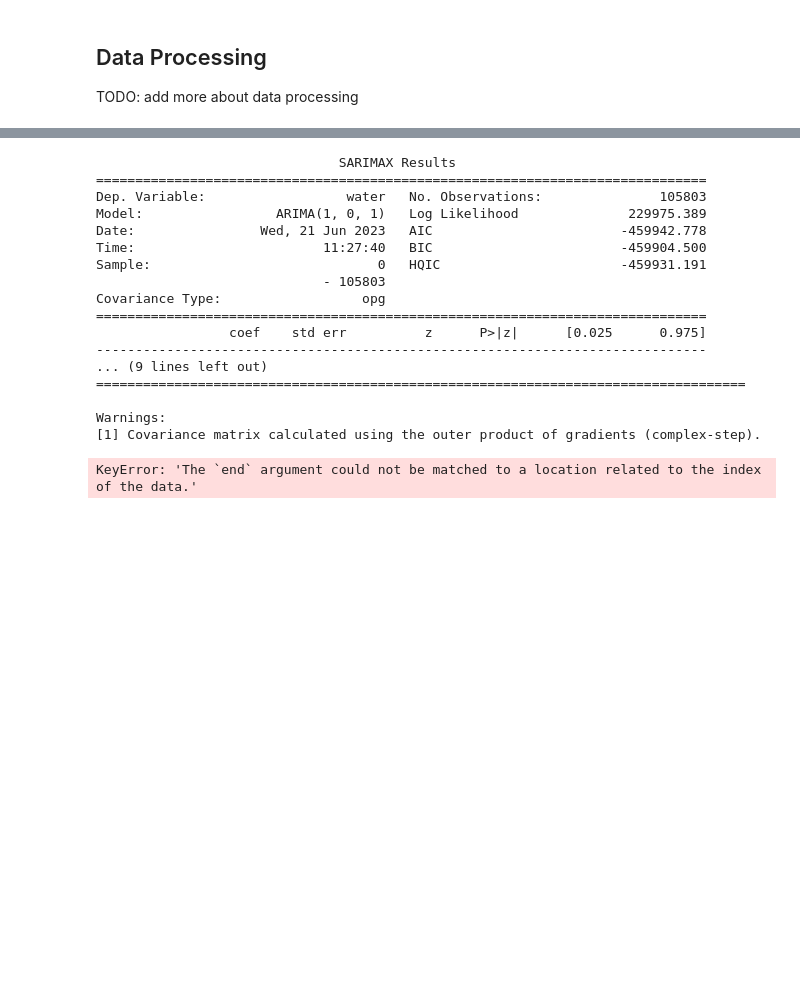
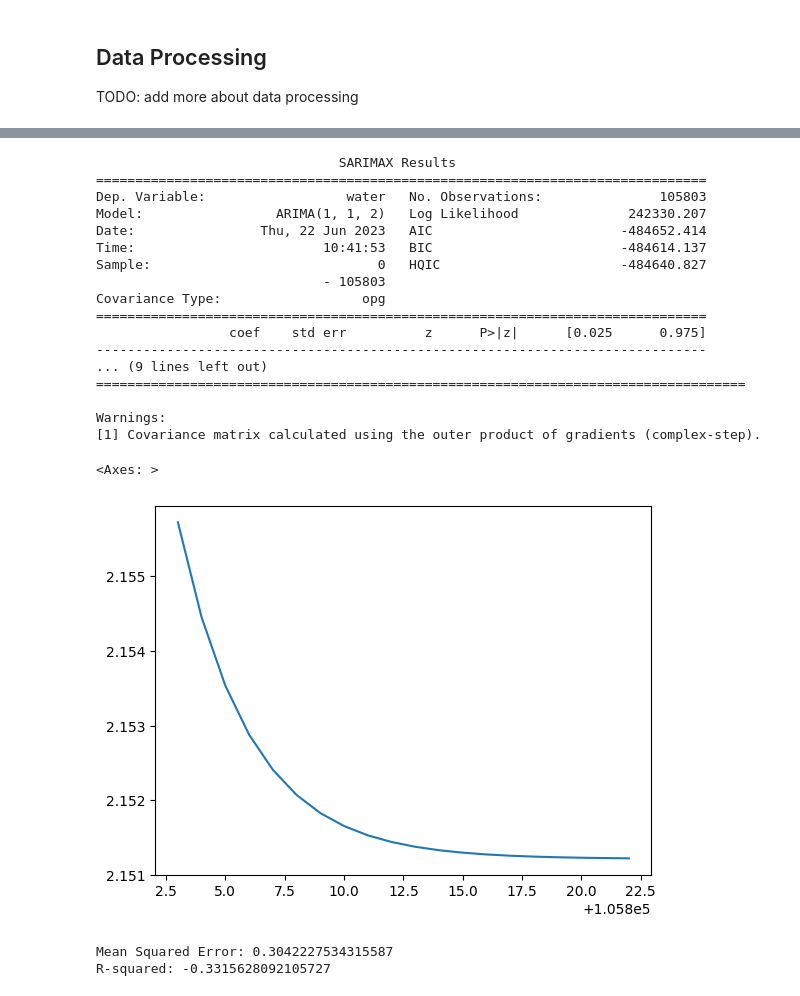
Before and after one commit to teenageknight/water-level-predictive-model, a Jupyter notebook: main.ipynb, the cells around one changed output, grey strips where cells are left out. Drawn from its saved outputs; the diff is of its cells as text; code cells hidden in the pictures; blank space fills up the shorter version.

```diff
--- a/main.ipynb
+++ b/main.ipynb
@@ -100,30 +181,65 @@ ValueError: SARIMAX models require univariate `endog`. Got shape (105803, 2).
 # %%
 # Specify the start and end dates for prediction
 start_date = test_data.index[0]
 end_date = test_data.index[-1]
 
 print(model_fit.summary())
 
-# Generate predictions for the specified date range, using the precipitation amount as an exogenous variable
-predictions = model_fit.predict(start=start_date, end=end_date)
+# Generate predictions for the specified date range, usisng the precipitation amount as an exogenous variable
+# predictions = model_fit.predict(start=start_date)
 
-mse = np.mean((predictions - test_data['water_level']) ** 2)
+predictions = model_fit.forecast(20)
+
+predictions
+
+predictions.plot()
+
+# mse = np.mean((predictions - test_data['water_level']) ** 2)
 # %% [output]
                                SARIMAX Results
 ==============================================================================
 Dep. Variable:                  water   No. Observations:               105803
-Model:                 ARIMA(1, 0, 1)   Log Likelihood              229975.389
-Date:                Wed, 21 Jun 2023   AIC                        -459942.778
-Time:                        11:27:40   BIC                        -459904.500
-Sample:                             0   HQIC                       -459931.191
+Model:                 ARIMA(1, 1, 2)   Log Likelihood              242330.207
+Date:                Thu, 22 Jun 2023   AIC                        -484652.414
+Time:                        10:41:53   BIC                        -484614.137
+Sample:                             0   HQIC                       -484640.827
                              - 105803
 Covariance Type:                  opg
 ==============================================================================
                  coef    std err          z      P>|z|      [0.025      0.975]
 ------------------------------------------------------------------------------
 ... (9 lines left out)
 ===================================================================================
 
 Warnings:
 [1] Covariance matrix calculated using the outer product of gradients (complex-step).
-KeyError: 'The `end` argument could not be matched to a location related to the index of the data.'
+<Axes: >
+[figure, added]
+# %%
+from sklearn.svm import SVR
+from sklearn.metrics import mean_squared_error, r2_score
+
+svm_model = SVR(kernel='rbf')
+
+X_train = train_data['rain'].values.reshape(-1, 1)
+y_train = train_data['water'].values
+
+y_train
+
+svm_model.fit(X_train, y_train)
+
+X_test = test_data['rain'].values.reshape(-1, 1)
+y_test = test_data['water'].values
+
+y_pred = svm_model.predict(X_test)
+
+# Calculate evaluation metrics
+mse = mean_squared_error(y_test, y_pred)
+r2 = r2_score(y_test, y_pred)
+
+# Print the evaluation metrics
+print("Mean Squared Error:", mse)
+print("R-squared:", r2)
+# %% [output]
+Mean Squared Error: 0.3042227534315587
+R-squared: -0.3315628092105727
```
Also changed, not shown: parts of 10 cells of this notebook.
